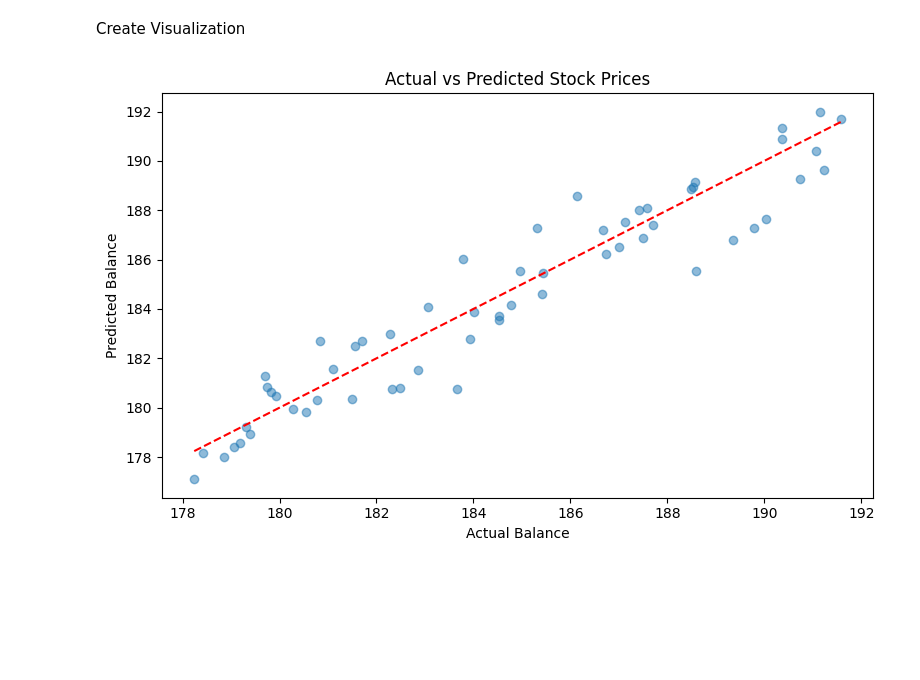
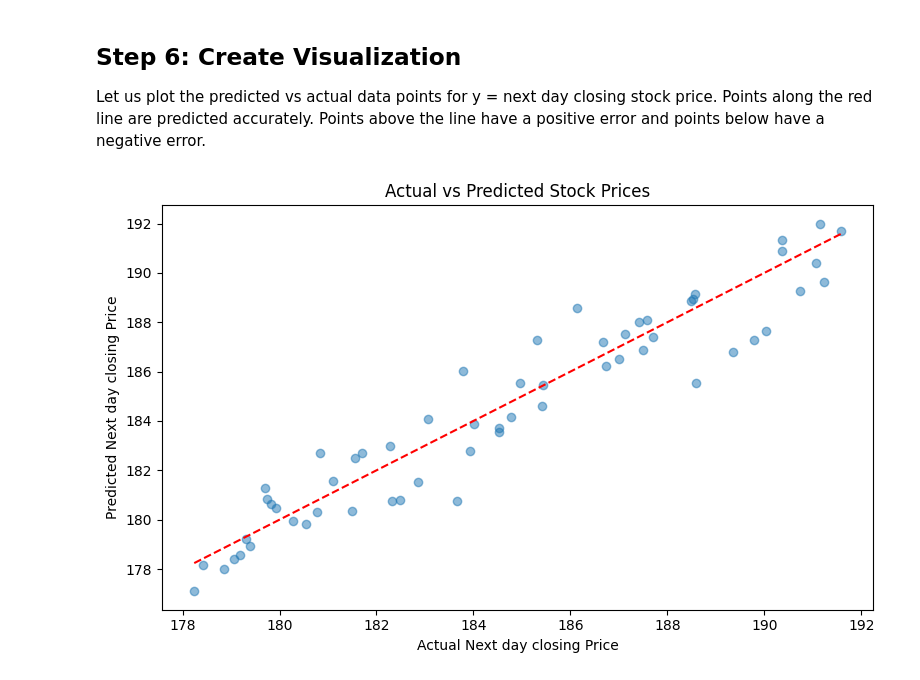
Before and after one commit to Luoxiaowanzi/IS-4487-Guide, a Jupyter notebook: Demos/demo_11_regression.ipynb, the cells around one changed output. Drawn from its saved outputs; the diff is of its cells as text; code cells hidden in the pictures; blank space fills up the shorter version.

```diff
--- a/Demos/demo_11_regression.ipynb
+++ b/Demos/demo_11_regression.ipynb
@@ -104,14 +196,16 @@ Mean Squared Error: 1.54
 # %% [markdown]
-Create Visualization
+## **Step 6: Create Visualization**
+
+Let us plot the predicted vs actual data points for y = next day closing stock price. Points along the red line are predicted accurately. Points above the line have a positive error and points below have a negative error.
 # %%
-# Plot actual vs predicted balances
+# Plot actual vs predicted next day closing stock prices
 plt.figure(figsize=(8, 5))
 plt.scatter(y_test, y_pred, alpha=0.5)
-plt.xlabel('Actual Balance')
-plt.ylabel('Predicted Balance')
+plt.xlabel('Actual Next day closing Price')
+plt.ylabel('Predicted Next day closing Price')
 plt.title('Actual vs Predicted Stock Prices')
 plt.plot([y_test.min(), y_test.max()], [y_test.min(), y_test.max()], color='red', linestyle='--')
 plt.tight_layout()
 plt.show()
 # %% [output]
-[figure, old version]
+[figure, new version]
```
Also changed, not shown: parts of 29 cells of this notebook.
